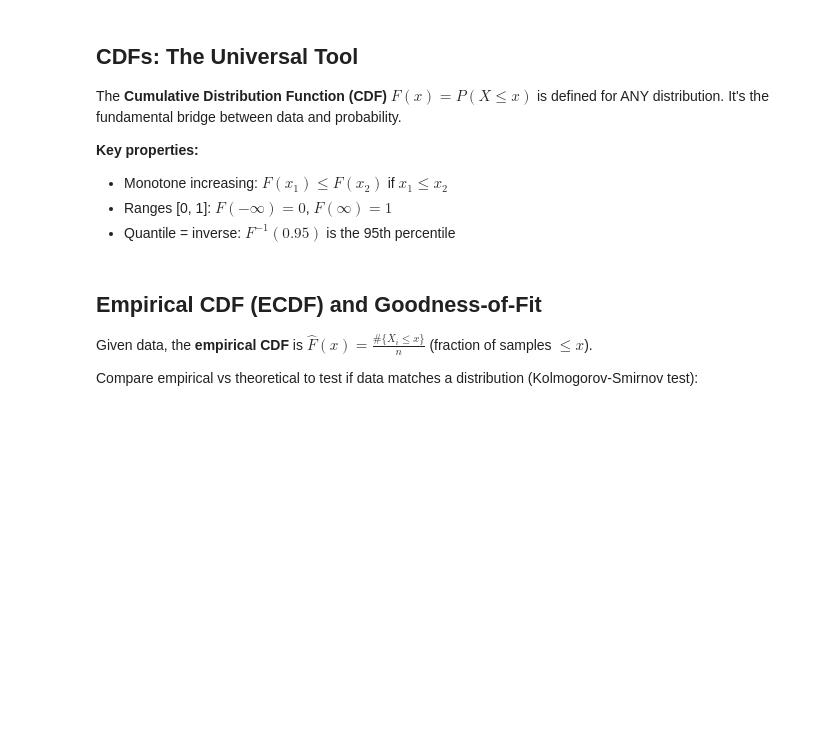
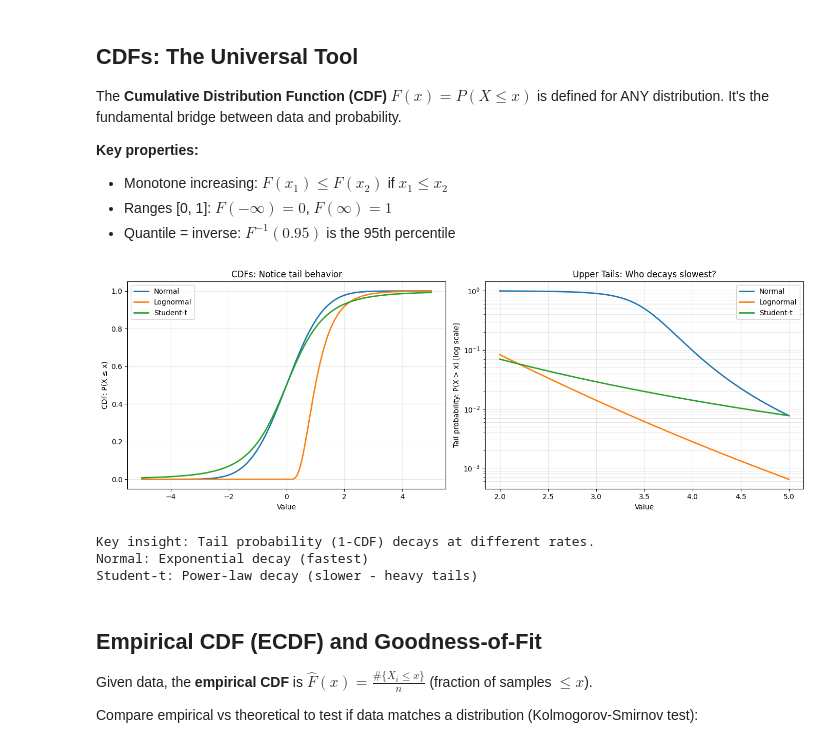
Before and after one commit to moonlightlg/MMC_notebook, a Jupyter notebook: notebooks/Distributions.ipynb, the cells around one changed output. Cells and saved outputs as stored; diff of their text form; code cells hidden in the pictures; blank space fills up the shorter version.

```diff
--- a/notebooks/Distributions.ipynb
+++ b/notebooks/Distributions.ipynb
@@ -304,13 +334,12 @@ plt.figure(figsize=(14, 5))
 # CDF comparison
 plt.subplot(1, 2, 1)
 for name, _, label in distributions[:-1]:  # Skip Cauchy
-    if label == 'Normal(0,1)':
+    if label == 'Normal':
         cdf = stats.norm.cdf(x_vals)
     elif label == 'Lognormal':
         cdf = stats.lognorm.cdf(x_vals, s=0.5)
     elif label == 'Student-t':
         cdf = stats.t.cdf(x_vals, df=3)
-
     plt.plot(x_vals, cdf, linewidth=2, label=label)
 
 plt.xlabel('Value')
@@ -320,33 +349,38 @@ plt.legend()
 plt.grid(alpha=0.3)
 
 # Zoomed on upper tail
 plt.subplot(1, 2, 2)
 x_tail = np.linspace(2, 5, 1000)
 
 for name, _, label in distributions[:-1]:
     if label == 'Normal(0,1)':
         cdf = stats.norm.cdf(x_tail)
     elif label == 'Lognormal':
         cdf = stats.lognorm.cdf(x_tail, s=0.5)
     elif label == 'Student-t':
         cdf = stats.t.cdf(x_tail, df=3)
 
     # Plot 1 - CDF (how much is left in tail)
     plt.plot(x_tail, 1 - cdf, linewidth=2, label=label)
 
 plt.semilogy()
 plt.xlabel('Value')
 plt.ylabel('Tail probability: P(X > x) [log scale]')
 plt.title('Upper Tails: Who decays slowest?')
 plt.legend()
 plt.grid(alpha=0.3, which='both')
 
 plt.tight_layout()
 plt.show()
 
 print("Key insight: Tail probability (1-CDF) decays at different rates.")
 print("Normal: Exponential decay (fastest)")
 print("Student-t: Power-law decay (slower - heavy tails)")
+# %% [output]
+[figure, added]
+Key insight: Tail probability (1-CDF) decays at different rates.
+Normal: Exponential decay (fastest)
+Student-t: Power-law decay (slower - heavy tails)
 # %% [markdown]
 ## Empirical CDF (ECDF) and Goodness-of-Fit
 Given data, the **empirical CDF** is $\hat{F}(x) = \frac{\#\{X_i \leq x\}}{n}$ (fraction of samples $\leq x$).
```
Also changed, not shown: parts of 6 cells of this notebook.
